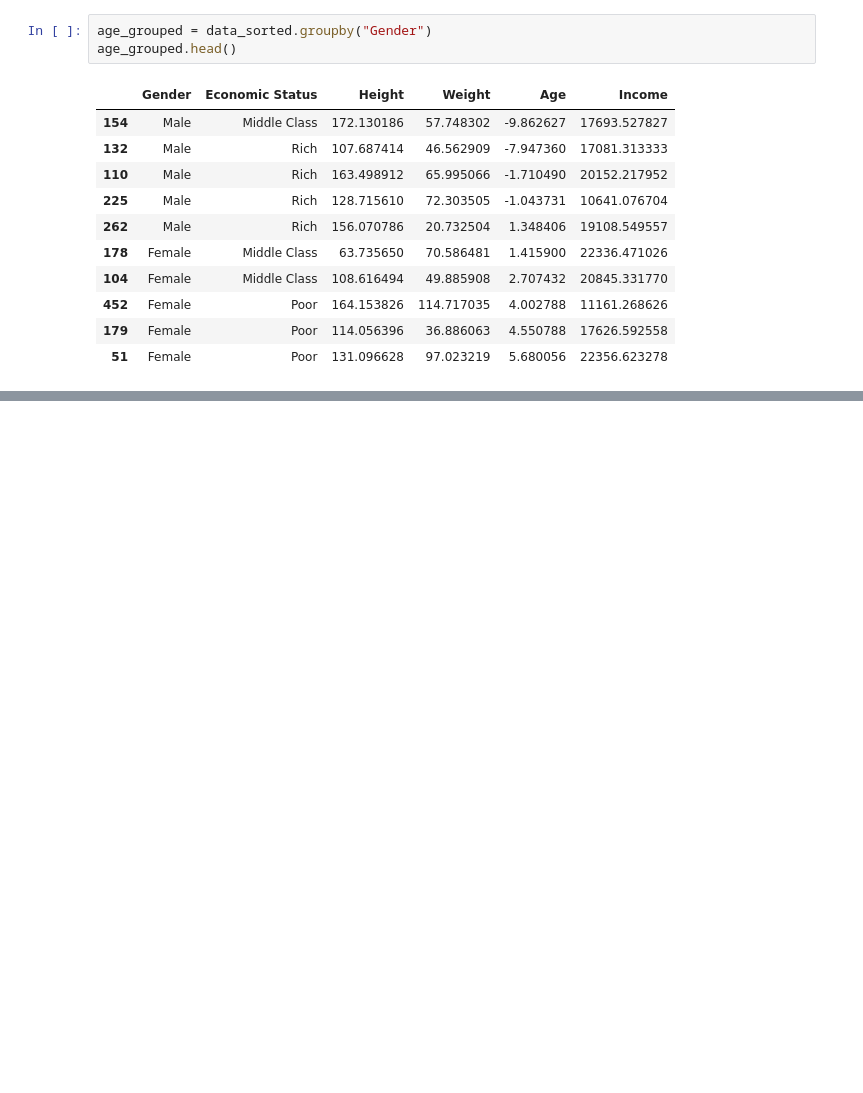
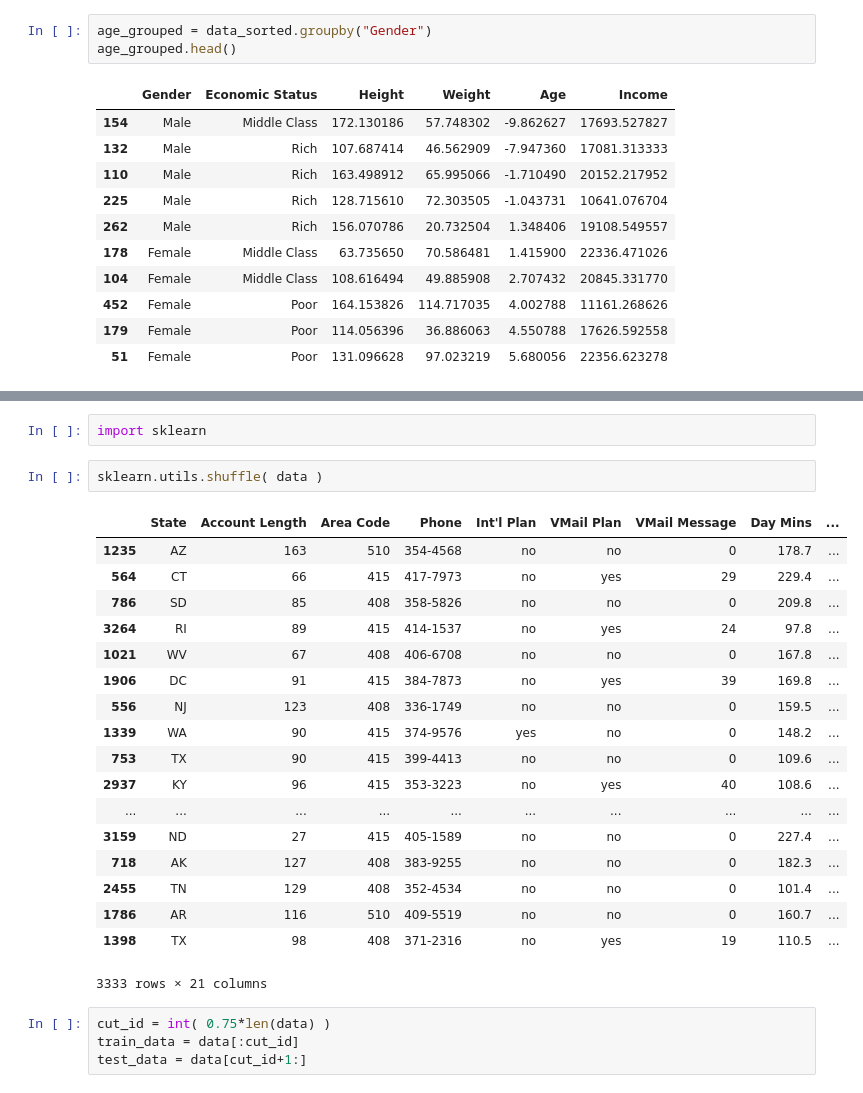
Before and after one commit to jasalazar/machine_learning_1, a Jupyter notebook: notebooks/Example_5 - Data Grouping.ipynb, the cells around one changed output, grey strips where cells are left out. Saved outputs shown, nothing was run; the diff lists cells and outputs as text; blank space fills up the shorter version.

```diff
--- a/notebooks/Example_5 - Data Grouping.ipynb
+++ b/notebooks/Example_5 - Data Grouping.ipynb
@@ -329,0 +385,27 @@ age_grouped.head()
+# %%
+import sklearn
+# %%
+sklearn.utils.shuffle( data )
+# %% [output]
+|  | State | Account Length | Area Code | Phone | Int'l Plan | VMail Plan | VMail Message | Day Mins | ... |
+| 1235 | AZ | 163 | 510 | 354-4568 | no | no | 0 | 178.7 | ... |
+| 564 | CT | 66 | 415 | 417-7973 | no | yes | 29 | 229.4 | ... |
+| 786 | SD | 85 | 408 | 358-5826 | no | no | 0 | 209.8 | ... |
+| 3264 | RI | 89 | 415 | 414-1537 | no | yes | 24 | 97.8 | ... |
+| 1021 | WV | 67 | 408 | 406-6708 | no | no | 0 | 167.8 | ... |
+| 1906 | DC | 91 | 415 | 384-7873 | no | yes | 39 | 169.8 | ... |
+| 556 | NJ | 123 | 408 | 336-1749 | no | no | 0 | 159.5 | ... |
+| 1339 | WA | 90 | 415 | 374-9576 | yes | no | 0 | 148.2 | ... |
+| 753 | TX | 90 | 415 | 399-4413 | no | no | 0 | 109.6 | ... |
+| 2937 | KY | 96 | 415 | 353-3223 | no | yes | 40 | 108.6 | ... |
+| ... | ... | ... | ... | ... | ... | ... | ... | ... | ... |
+| 3159 | ND | 27 | 415 | 405-1589 | no | no | 0 | 227.4 | ... |
+| 718 | AK | 127 | 408 | 383-9255 | no | no | 0 | 182.3 | ... |
+| 2455 | TN | 129 | 408 | 352-4534 | no | no | 0 | 101.4 | ... |
+| 1786 | AR | 116 | 510 | 409-5519 | no | no | 0 | 160.7 | ... |
+| 1398 | TX | 98 | 408 | 371-2316 | no | yes | 19 | 110.5 | ... |
+3333 rows × 21 columns
+# %%
+cut_id = int( 0.75*len(data) )
+train_data = data[:cut_id]
+test_data = data[cut_id+1:]
```
Also changed, not shown: parts of 15 cells of this notebook, 1 other file.
